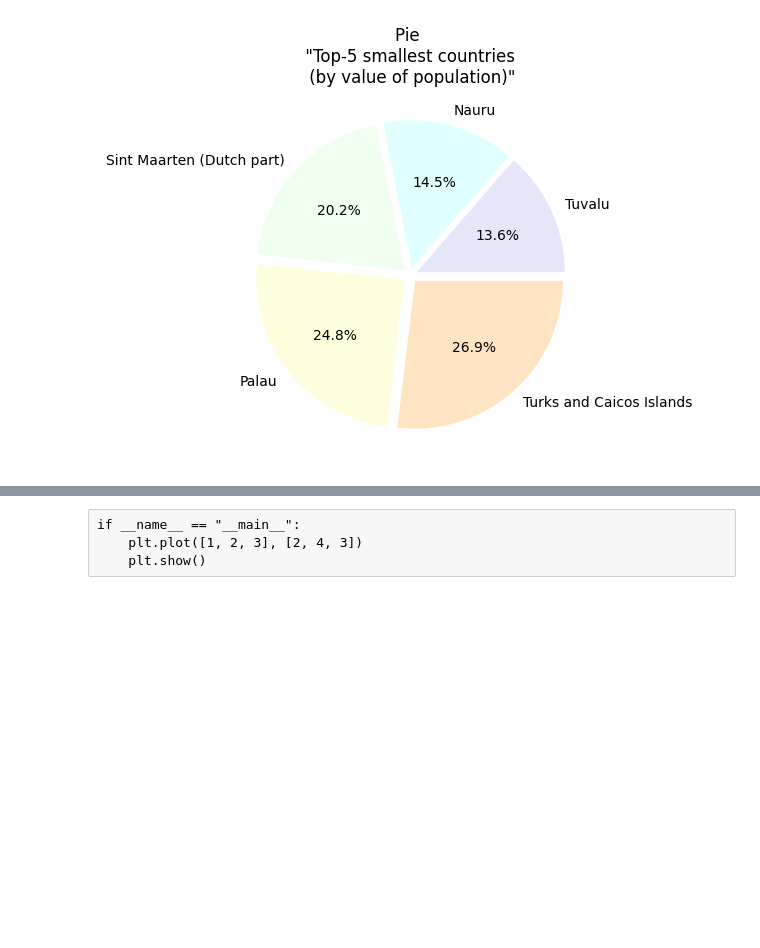
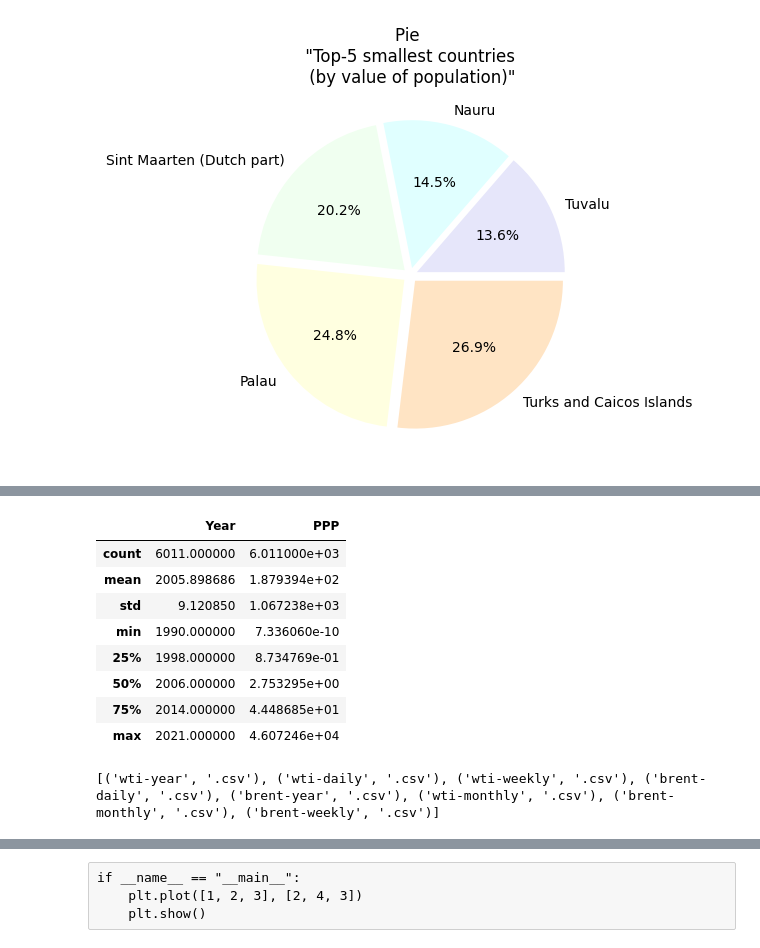
Before and after one commit to alenaporoskun/ssu_2023_pbd, a Jupyter notebook: labs/lab7/samples/sample.ipynb, the cells around one changed output, grey strips where cells are left out. Saved outputs shown, nothing was run; the diff lists cells and outputs as text; code cells hidden in the pictures; blank space fills up the shorter version.

```diff
--- a/labs/lab7/samples/sample.ipynb
+++ b/labs/lab7/samples/sample.ipynb
@@ -163,0 +189,12 @@ res.savefig('./tables and graphs/pie1_population.png')
+# %%
+data_ppp.describe()
+# %% [output]
+|  | Year | PPP |
+| count | 6011.000000 | 6.011000e+03 |
+| mean | 2005.898686 | 1.879394e+02 |
+| std | 9.120850 | 1.067238e+03 |
+| min | 1990.000000 | 7.336060e-10 |
+| 25% | 1998.000000 | 8.734769e-01 |
+| 50% | 2006.000000 | 2.753295e+00 |
+| 75% | 2014.000000 | 4.448685e+01 |
+| max | 2021.000000 | 4.607246e+04 |
@@ -163,0 +205,7 @@ res.savefig('./tables and graphs/pie1_population.png')
+# %%
+fn_parts = [os.path.splitext(files_oil_csv[i]) for i in range(len(files_oil_csv))]
+print(fn_parts)
+
+fn_name = fn_parts[0]
+# %% [output]
+[('wti-year', '.csv'), ('wti-daily', '.csv'), ('wti-weekly', '.csv'), ('brent-daily', '.csv'), ('brent-year', '.csv'), ('wti-monthly', '.csv'), ('brent-monthly', '.csv'), ('brent-weekly', '.csv')]
```
Also changed, not shown: parts of 23 cells of this notebook, 4 other files.
